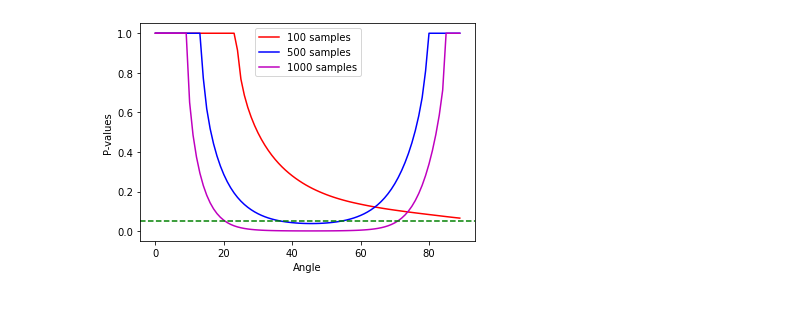
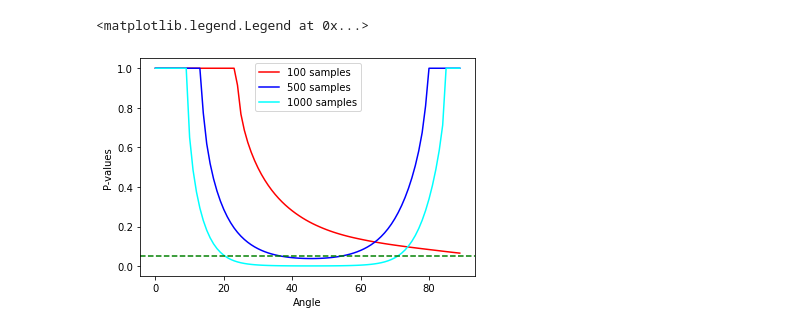
Before and after one commit to NeuroDataDesign/ProgLearn_2021-2022, a Jupyter notebook: Kevin_Feng/gaussian_experiment.ipynb, the cells around one changed output. Saved outputs shown, nothing was run; the diff lists cells and outputs as text; code cells hidden in the pictures.

```diff
--- a/Kevin_Feng/gaussian_experiment.ipynb
+++ b/Kevin_Feng/gaussian_experiment.ipynb
@@ -142,19 +142,20 @@ for n in angle_sweep:
 # %%
 # plot
 plt.xlabel('Angle')
 plt.ylabel('P-values')
 plt.plot(angle_sweep, pvals_100, label = '100 samples', color = 'r')
 plt.plot(angle_sweep, pvals_500, label = '500 samples', color = 'b')
-plt.plot(angle_sweep, pvals_1000, label = '1000 samples', color = 'm')
+plt.plot(angle_sweep, pvals_1000, label = '1000 samples', color = 'cyan')
 
 # draw line at p val = 0.05
 plt.axhline(y=0.05, color='g', linestyle='--')
 
 plt.show
 plt.legend()
 # plt.savefig('gaussian.pdf')
 # %% [output]
+<matplotlib.legend.Legend at 0x...>
-[figure, old version]
+[figure, new version]
 # %%
 # import pandas as pd
 # df_pvals = pd.DataFrame(pvals)
```
Also changed, not shown: parts of 2 cells of this notebook.
